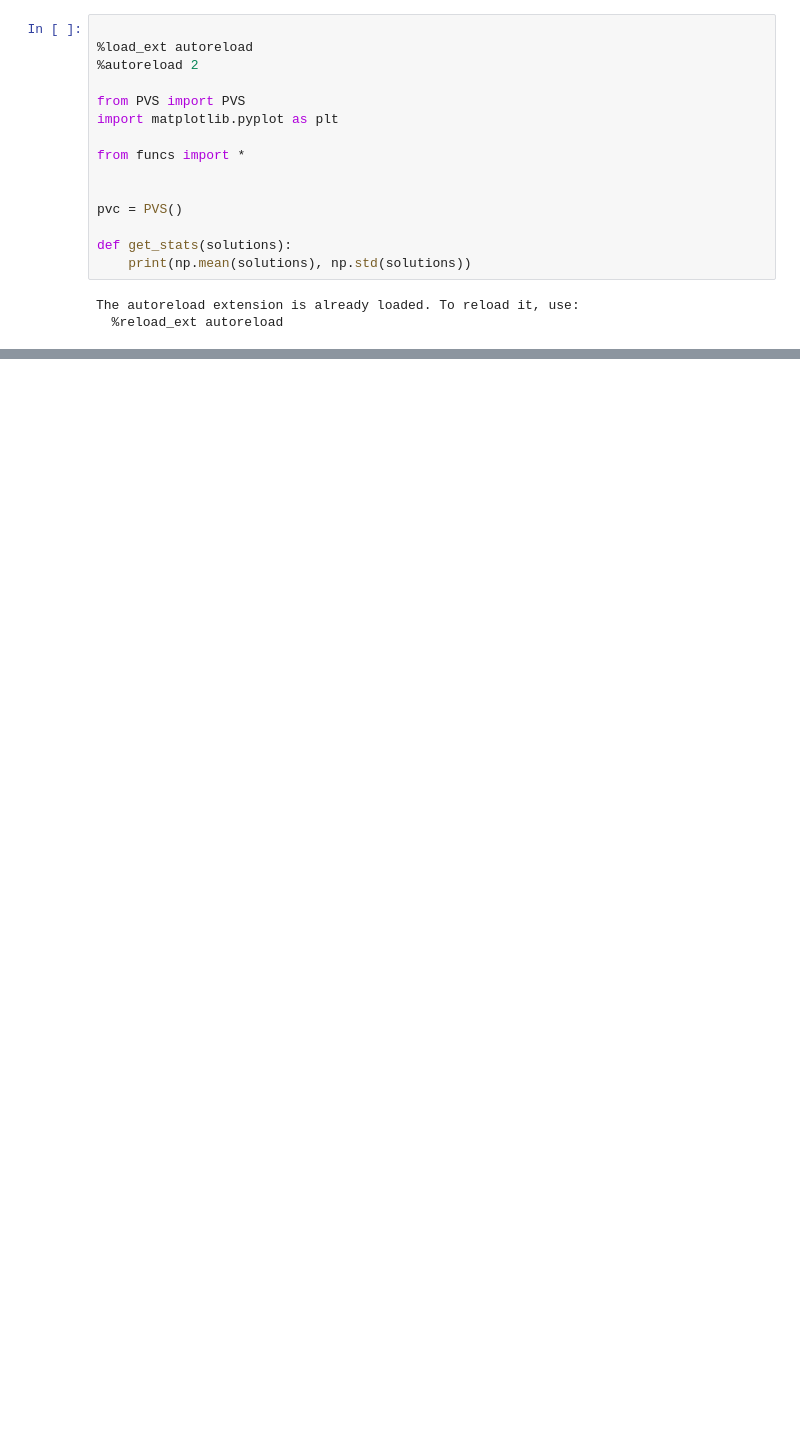
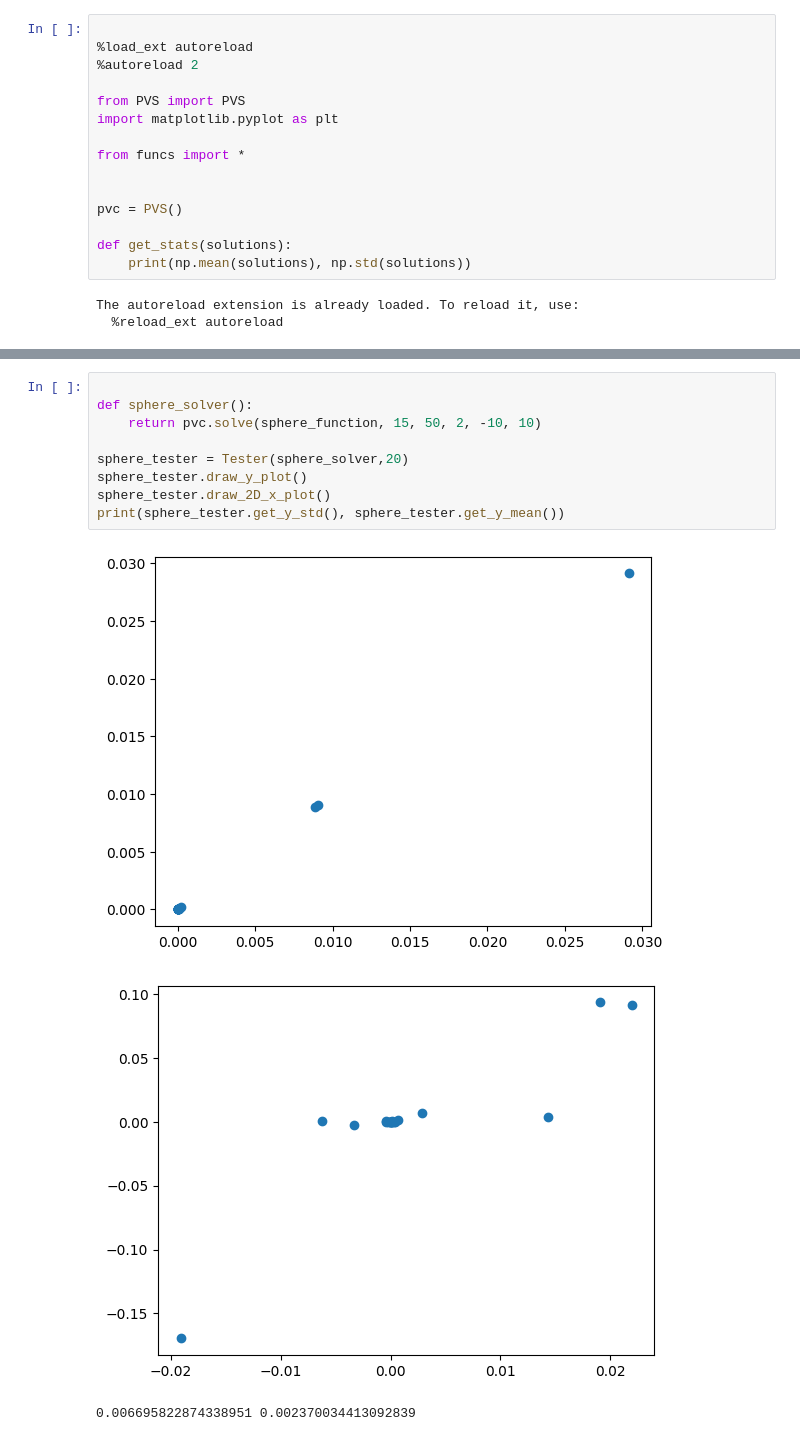
Before and after one commit to BartoszBugla/Algorytmy-heurystyczne, a Jupyter notebook: PVS.ipynb, the cells around one changed output, grey strips where cells are left out. Cells and saved outputs as stored; diff of their text form; blank space fills up the shorter version.

```diff
--- a/PVS.ipynb
+++ b/PVS.ipynb
@@ -170,0 +50,13 @@ plt.scatter([x[1] for x in sol], np.zeros(len(sol)))
+# %%
+
+def sphere_solver():
+    return pvc.solve(sphere_function, 15, 50, 2, -10, 10)
+
+sphere_tester = Tester(sphere_solver,20)
+sphere_tester.draw_y_plot()
+sphere_tester.draw_2D_x_plot()
+print(sphere_tester.get_y_std(), sphere_tester.get_y_mean())
+# %% [output]
+[figure, added]
+[figure, added]
+0.006695822874338951 0.002370034413092839
```
Also changed, not shown: parts of 23 cells of this notebook, 3 other files.
